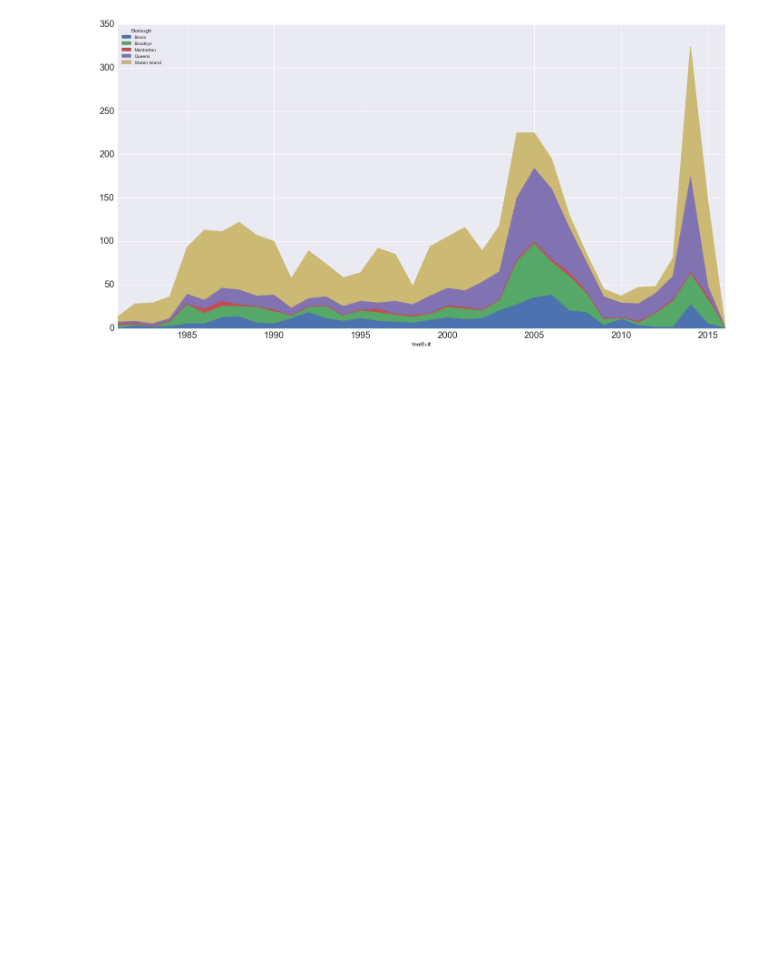
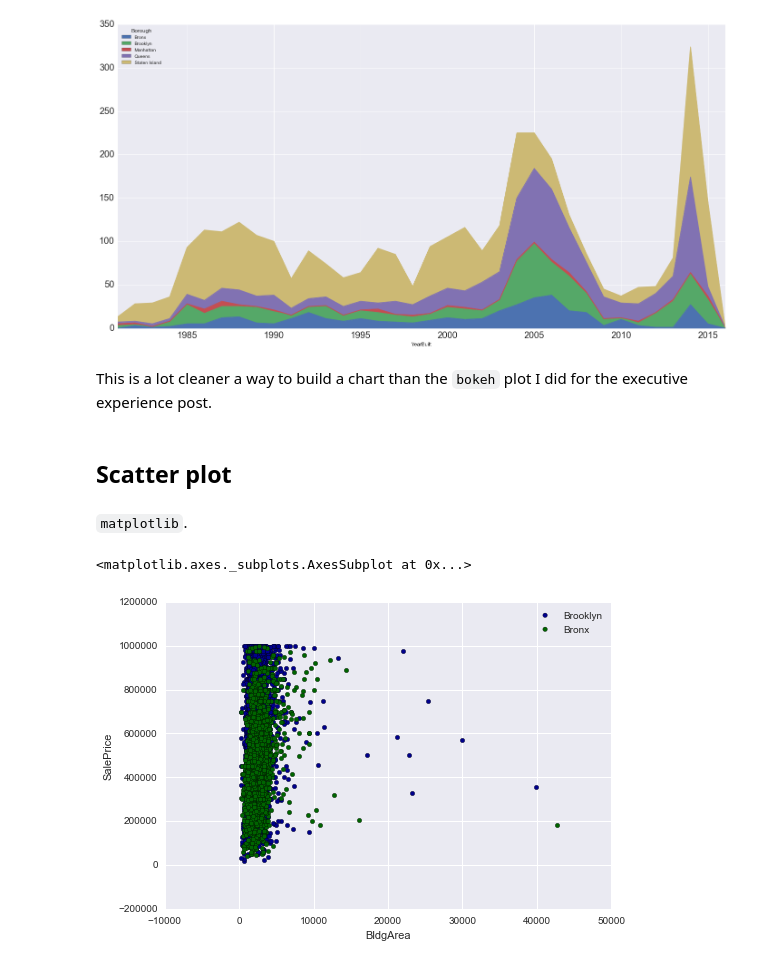
Before and after one commit to ResidentMario/nyc-health-inspections, a Jupyter notebook: pandas_api.ipynb, the cells around one changed output. Drawn from its saved outputs; the diff is of its cells as text; code cells hidden in the pictures; blank space fills up the shorter version.

```diff
--- a/pandas_api.ipynb
+++ b/pandas_api.ipynb
@@ -326,3 +342,22 @@ sales[sales['YearBuilt'] > 1980].groupby(['Borough', 'YearBuilt']).count()['Inde
 # %% [output]
 <matplotlib.axes._subplots.AxesSubplot at 0x...>
 [figure]
+# %% [markdown]
+This is a lot cleaner a way to build a chart than the `bokeh` plot I did for the executive experience post.
+# %% [markdown]
+## Scatter plot
+# %% [markdown]
+`matplotlib`.
+# %%
+ax = small_owner_dummy[small_owner_dummy['Borough'] == 'Brooklyn'].plot.scatter(x='BldgArea',
+                                                                                y='SalePrice',
+                                                                                color='DarkBlue',
+                                                                                label='Brooklyn')
+small_owner_dummy[small_owner_dummy['Borough'] == 'Bronx'].plot.scatter(x='BldgArea',
+                                                                        y='SalePrice',
+                                                                        color='DarkGreen',
+                                                                        label='Bronx',
+                                                                        ax=ax)
+# %% [output]
+<matplotlib.axes._subplots.AxesSubplot at 0x...>
+[figure, added]
```
Also changed, not shown: parts of 36 cells of this notebook, 1 other file.
